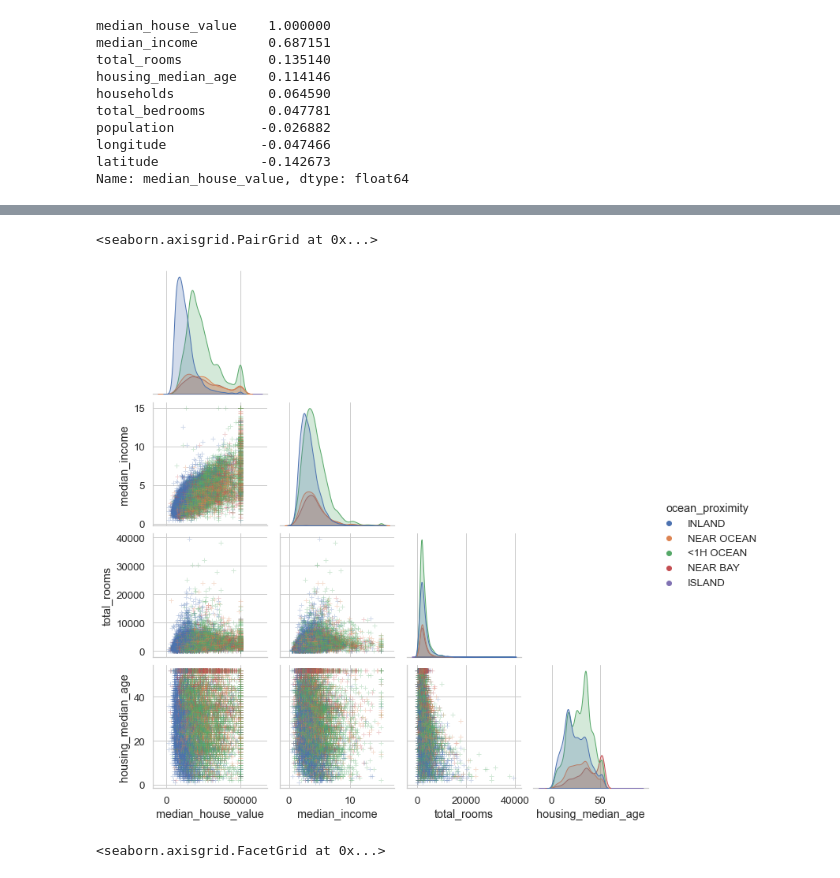
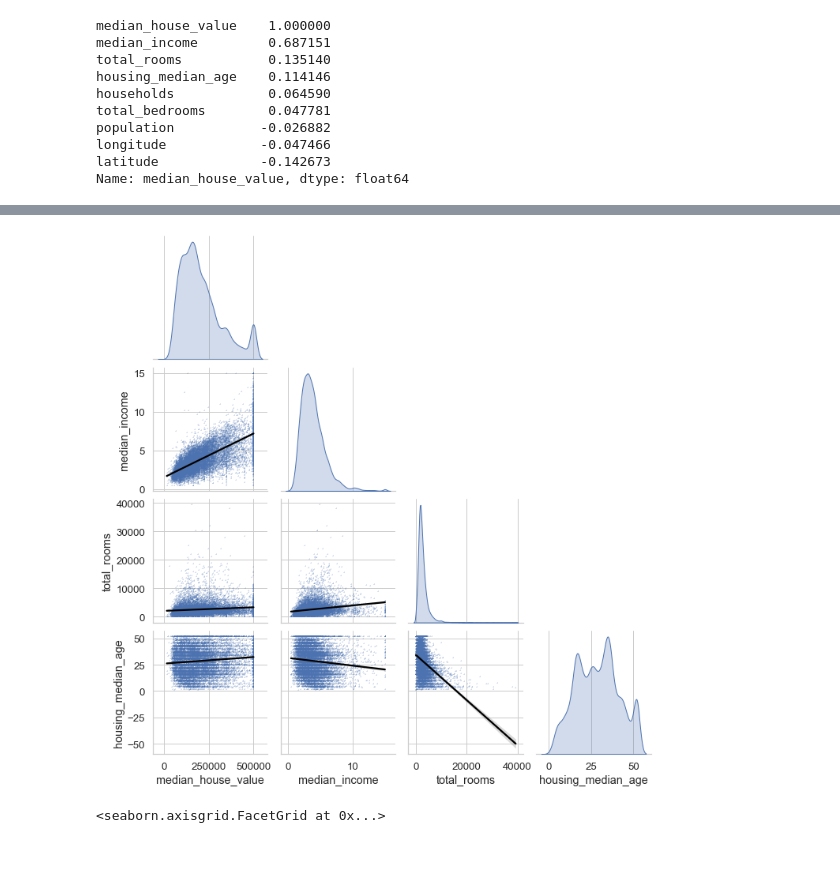
Before and after one commit to BZoennchen/hands-on-ml, a Jupyter notebook: chapter2/housing-prices.ipynb, the cells around one changed output, grey strips where cells are left out. Saved outputs shown, nothing was run; the diff lists cells and outputs as text; code cells hidden in the pictures.

```diff
--- a/chapter2/housing-prices.ipynb
+++ b/chapter2/housing-prices.ipynb
@@ -244,13 +241,14 @@ corr_matrix
 # %%
 x_vars=["median_house_value", "median_income", "total_rooms","housing_median_age"]
 sns.pairplot(housing, x_vars=x_vars, y_vars=x_vars,
-             plot_kws=dict(marker="+", linewidth=1, alpha=0.25),
+             plot_kws=dict(marker="+",scatter_kws={"s": 1, 'alpha': 0.25},line_kws={'color': 'black'}),
              diag_kind="kde",
-             hue='ocean_proximity',
+             kind='reg',
+             #hue='ocean_proximity',
              corner=True)
+plt.savefig('./plots/corrolations.png', bbox_inches='tight')
 # %% [output]
-<seaborn.axisgrid.PairGrid at 0x...>
-[figure, old version]
+[figure, new version]
 # %%
 sns.lmplot(data=data, x="median_income", y="median_house_value", height=5, scatter_kws={'alpha':0.05})
 # %% [output]
```
Also changed, not shown: parts of 6 cells of this notebook, 16 other files.
